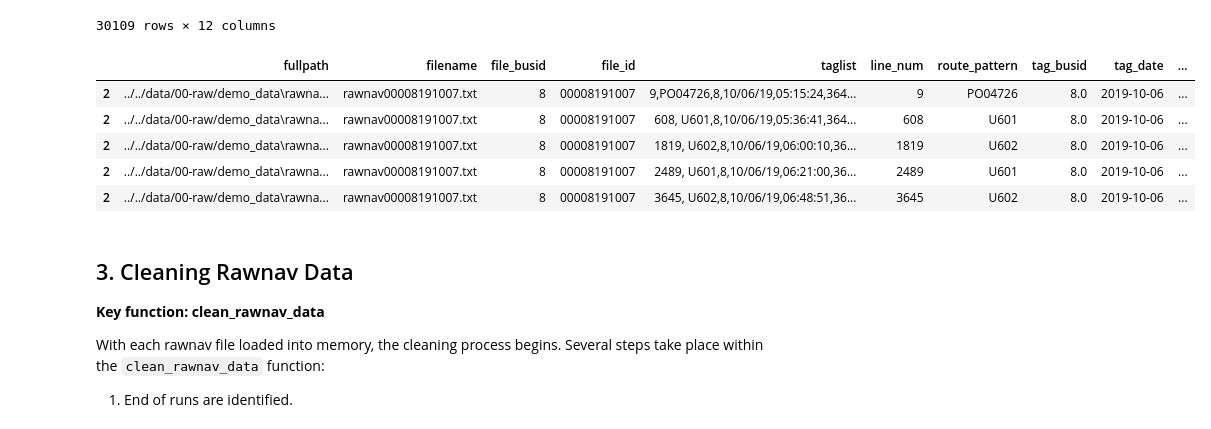
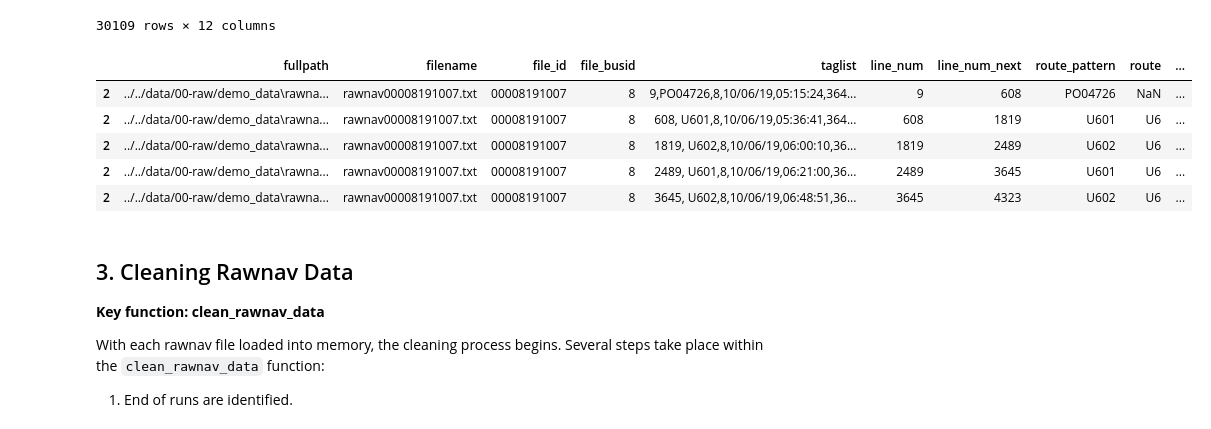
Before and after one commit to wmata-plan/WMATA_AVL, a Jupyter notebook: analysis/exploratory/01_Intro_to_rawnav_parsing.ipynb, the cells around one changed output. Saved outputs shown, nothing was run; the diff lists cells and outputs as text; code cells hidden in the pictures.

```diff
--- a/analysis/exploratory/01_Intro_to_rawnav_parsing.ipynb
+++ b/analysis/exploratory/01_Intro_to_rawnav_parsing.ipynb
@@ -164,16 +172,29 @@ Each entry in the `RouteRawTagDict` dictionary is keyed to a particular filename
 1. tagLineInfo: Tag info for all tags in the file
 2. RawData: the data found in the file
 Note that data is not yet cleaned and data not associated with the desired route is likely to be present. This dictionary-based, hierarchical format helps to accommodate the fact that rawnav tables are not yet cleanly formatted.
-# %%
-RouteRawTagDict = {}
-
-for index, row in rawnav_inv_filt_first.iterrows():
-    tagInfo_LineNo = rawnav_inventory_filtered[rawnav_inventory_filtered['filename'] == row['filename']]
-    Refrence = min(tagInfo_LineNo.line_num)
-    tagInfo_LineNo.loc[:,"NewLineNo"] = tagInfo_LineNo.line_num - Refrence-1
-    # FileID gets messy; string to number conversion loose the initial zeros. "filename" is easier to deal with.
-    temp = wr.load_rawnav_data(ZipFolderPath = row['fullpath'], skiprows = row['line_num'])
-    RouteRawTagDict[row['filename']] = {'RawData':temp,'tagLineInfo':tagInfo_LineNo}
+# %%
+route_rawnav_tag_dict = {}
+
+rawnav_inv_filt_first = rawnav_inventory_filtered.groupby(['fullpath','filename']).line_num.min().reset_index()
+
+for index, row in rawnav_inv_filt_first.iterrows():
+    # Note: the load process will result in certain row index values shifting from the original file
+    # as a result of skipping rows to the first tag. The following three lines ensure that the
+    # the tagline information can be matched later to the loaded files.
+    tag_info_line_no = rawnav_inventory_filtered[rawnav_inventory_filtered['filename'] == row['filename']]
+    reference = min(tag_info_line_no.line_num)
+    tag_info_line_no.loc[:, "new_line_no"] = tag_info_line_no.line_num - reference - 1
+
+    temp = wr.load_rawnav_data(
+        zip_folder_path=row['fullpath'],
+        skiprows=row['line_num'])
+
+    if type(temp) != type(None):
+        route_rawnav_tag_dict[row['filename']] = dict(RawData=temp,
+                                                      tagLineInfo=tag_info_line_no)
+    else:
+        remove_file = row['filename']
+        rawnav_inventory_filtered  = rawnav_inventory_filtered.query('filename!= @remove_file')
 # %% [markdown]
 We can see a preview of the contained data for RawData and tagLineInfo using the `get` method.
 # %%
@@ -193,14 +214,14 @@ RouteRawTagDict.get("rawnav00008191007.txt").get("RawData")
 | 30108 | / 22:54:43 Buswares is Shutting d... | 2000.000000 | NaN | NaN | NaN | NaN | NaN | NaN | NaN | NaN | NaN | ... |
 30109 rows × 12 columns
 # %%
-RouteRawTagDict.get("rawnav00008191007.txt").get("tagLineInfo").head()
+route_rawnav_tag_dict.get("rawnav00008191007.txt").get("tagLineInfo").head()
 # %% [output]
-|  | fullpath | filename | file_busid | file_id | taglist | line_num | route_pattern | tag_busid | tag_date | ... |
-| 2 | ../../data/00-raw/demo_data\rawna... | rawnav00008191007.txt | 8 | 00008191007 | 9,PO04726,8,10/06/19,05:15:24,364... | 9 | PO04726 | 8.0 | 2019-10-06 | ... |
-| 2 | ../../data/00-raw/demo_data\rawna... | rawnav00008191007.txt | 8 | 00008191007 | 608, U601,8,10/06/19,05:36:41,364... | 608 | U601 | 8.0 | 2019-10-06 | ... |
-| 2 | ../../data/00-raw/demo_data\rawna... | rawnav00008191007.txt | 8 | 00008191007 | 1819, U602,8,10/06/19,06:00:10,36... | 1819 | U602 | 8.0 | 2019-10-06 | ... |
-| 2 | ../../data/00-raw/demo_data\rawna... | rawnav00008191007.txt | 8 | 00008191007 | 2489, U601,8,10/06/19,06:21:00,36... | 2489 | U601 | 8.0 | 2019-10-06 | ... |
-| 2 | ../../data/00-raw/demo_data\rawna... | rawnav00008191007.txt | 8 | 00008191007 | 3645, U602,8,10/06/19,06:48:51,36... | 3645 | U602 | 8.0 | 2019-10-06 | ... |
+|  | fullpath | filename | file_id | file_busid | taglist | line_num | line_num_next | route_pattern | route | ... |
+| 2 | ../../data/00-raw/demo_data\rawna... | rawnav00008191007.txt | 00008191007 | 8 | 9,PO04726,8,10/06/19,05:15:24,364... | 9 | 608 | PO04726 | NaN | ... |
+| 2 | ../../data/00-raw/demo_data\rawna... | rawnav00008191007.txt | 00008191007 | 8 | 608, U601,8,10/06/19,05:36:41,364... | 608 | 1819 | U601 | U6 | ... |
+| 2 | ../../data/00-raw/demo_data\rawna... | rawnav00008191007.txt | 00008191007 | 8 | 1819, U602,8,10/06/19,06:00:10,36... | 1819 | 2489 | U602 | U6 | ... |
+| 2 | ../../data/00-raw/demo_data\rawna... | rawnav00008191007.txt | 00008191007 | 8 | 2489, U601,8,10/06/19,06:21:00,36... | 2489 | 3645 | U601 | U6 | ... |
+| 2 | ../../data/00-raw/demo_data\rawna... | rawnav00008191007.txt | 00008191007 | 8 | 3645, U602,8,10/06/19,06:48:51,36... | 3645 | 4323 | U602 | U6 | ... |
 # %% [markdown]
 ## 3. Cleaning Rawnav Data
 
```
Also changed, not shown: parts of 18 cells of this notebook.
